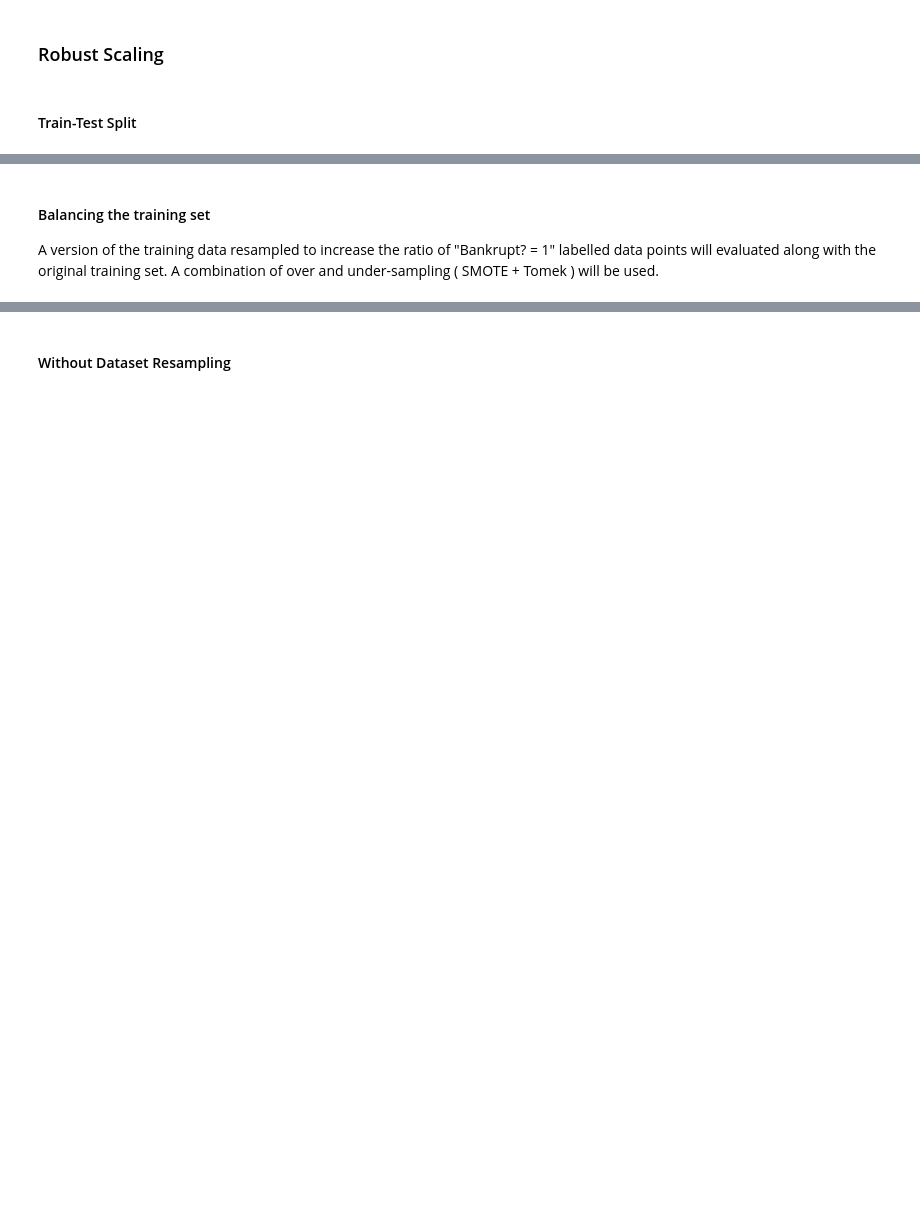
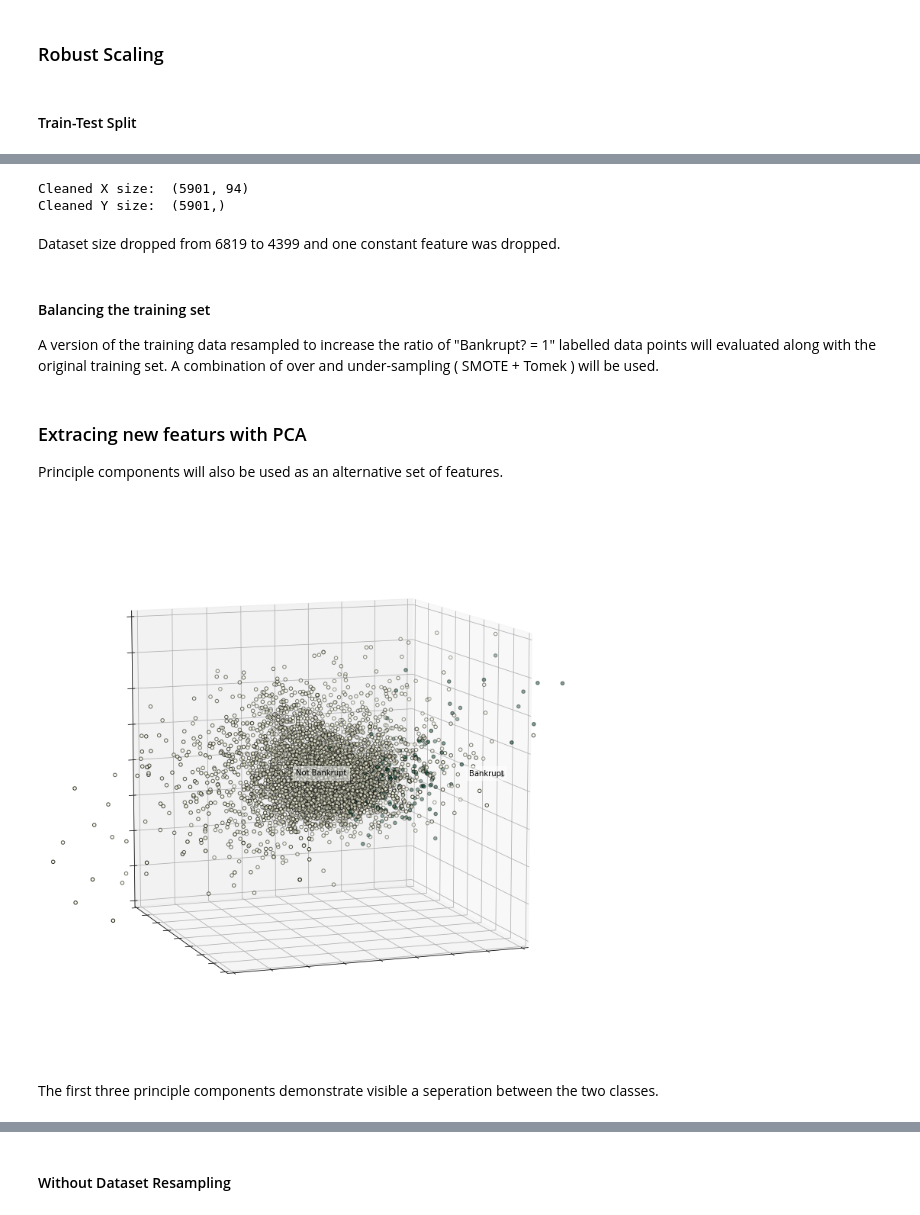
Before and after one commit to Ertugrulmert/Company-Bankruptcy-Estimation, a Jupyter notebook: Company_Bankruptcy_Prediction.ipynb, the cells around one changed output, grey strips where cells are left out. Drawn from its saved outputs; the diff is of its cells as text; code cells hidden in the pictures; blank space fills up the shorter version.

```diff
--- a/Exploratory_Data_Analysis.ipynb
+++ b/Company_Bankruptcy_Prediction.ipynb
@@ -151,13 +167,16 @@ There are an number of decisions to be made on how to preprocess our data:
 # %%
+from scipy import stats
+
 def standardize(df):
 
     df_copy = df.copy()
     for column in df_copy.columns:
 
-        if df_copy[column].max() == df_copy[column].min():
-            df_copy[column] = df_copy[column]/df_copy[column].min()
-        else:
-            df_copy[column] = (df_copy[column] - df_copy[column].mean()) / df_copy[column].std()
+        if df_copy[column].std() == 0:
+          df_copy = df_copy.drop(column, axis = 1)
+          continue
+
+        df_copy[column] = (df_copy[column] - df_copy[column].mean()) / df_copy[column].std()
 
     return df_copy
 
@@ -193,4 +215,4 @@ X_scaled = standardize(X)
 #### Train-Test Split
 # %%
 #X_cv , Y_cv will be used for model and parameter selection with cross validation
-X_cv,X_test,Y_cv,Y_test  = train_test_split(X_scaled, Y, test_size=0.1, stratify = Y, random_state = 42)
+X_cv_unclean,X_test,Y_cv_unclean,Y_test  = train_test_split(X_scaled, Y, test_size=0.1, stratify = Y, random_state = 42)
@@ -197,3 +222,15 @@ X_cv,X_test,Y_cv,Y_test  = train_test_split(X_scaled, Y, test_size=0.1, stratify
+# %%
+#removing outliers
+Y_cv = Y_cv_unclean[(np.abs(stats.zscore(X_cv_unclean)) < 10).all(axis=1)]
+X_cv = X_cv_unclean[(np.abs(stats.zscore(X_cv_unclean)) < 10).all(axis=1)]
+
+print("Cleaned X size: ", X_cv.shape)
+print("Cleaned Y size: ", Y_cv.shape)
+# %% [output]
+Cleaned X size:  (5901, 94)
+Cleaned Y size:  (5901,)
+# %% [markdown]
+Dataset size dropped from 6819 to 4399 and one constant feature was dropped.
 # %% [markdown]
 #### Balancing the training set
 
@@ -203 +240,43 @@ smt = SMOTETomek(ratio=0.2)
 X_smt, y_smt = smt.fit_sample(X_cv, Y_cv)
+# %% [markdown]
+### Extracing new featurs with PCA
+
+Principle components will also be used as an alternative set of features.
+# %%
+fig = plt.figure(1, figsize=(10, 10))
+plt.clf()
+ax = Axes3D(fig, rect=[0, 0, 1, 1], elev=10, azim=70, autoscale_on=True)
+
+plt.cla()
+pca = decomposition.PCA(n_components=60)
+pca.fit(X_cv)
+X_PCA = pca.transform(X_cv)
+
+for name, label in [('Bankrupt', 1), ('Not Bankrupt', 0)]:
+    ax.text3D(X_PCA[Y_cv == label, 0].mean()*2.2,
+              X_PCA[Y_cv == label, 1].mean()*3,
+              X_PCA[Y_cv == label, 2].mean()*2,
+               name,
+              horizontalalignment='center',
+              bbox=dict(alpha=.5, edgecolor='w', facecolor='w'))
+
+
+ax.scatter(X_PCA[:, 0], X_PCA[:, 1], X_PCA[:, 2], c=Y_cv, cmap='YlGn',
+           edgecolor='k')
+
+ax.set_xlim(-10,10)
+
+ax.set_ylim(-10,10)
+
+ax.set_zlim(-10,10)
+
+
+ax.w_xaxis.set_ticklabels([])
+ax.w_yaxis.set_ticklabels([])
+ax.w_zaxis.set_ticklabels([])
+
+plt.show()
+# %% [output]
+[figure, new version]
+# %% [markdown]
+The first three principle components demonstrate visible a seperation between the two classes.
```
Also changed, not shown: parts of 51 cells of this notebook, 2 other files.
